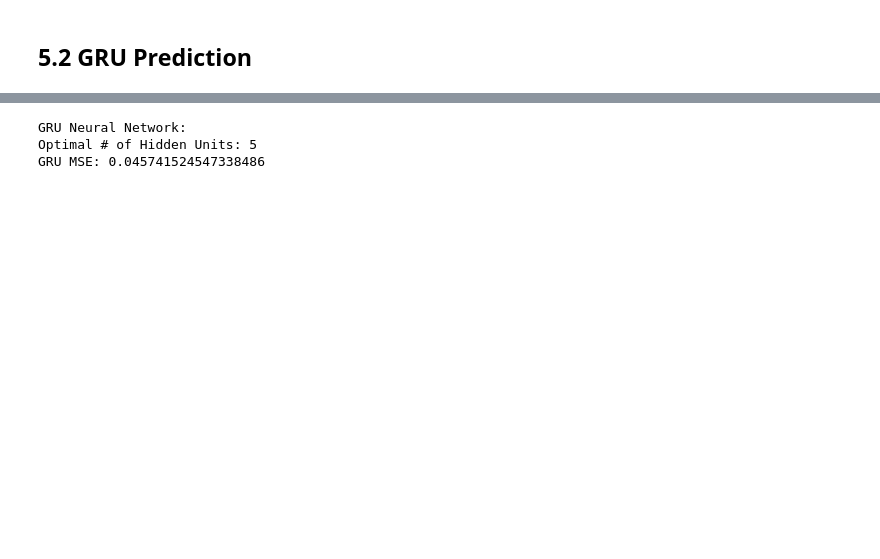
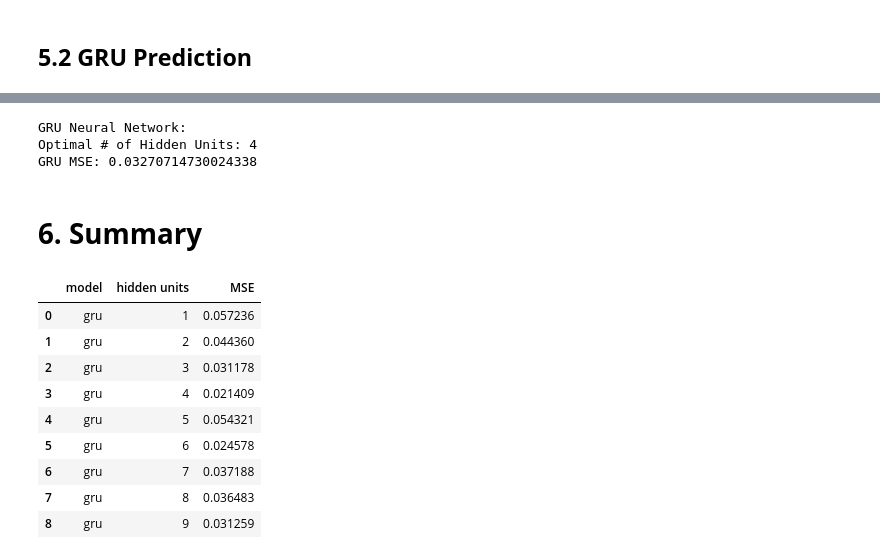
Before and after one commit to lameche99/Realized_Volatility_RNN, a Jupyter notebook: project.ipynb, the cells around one changed output, grey strips where cells are left out. Saved outputs shown, nothing was run; the diff lists cells and outputs as text; code cells hidden in the pictures; blank space fills up the shorter version.

```diff
--- a/project.ipynb
+++ b/project.ipynb
@@ -258,8 +543,8 @@ gru_mse = rnn_gru.evaluate(x_test, y_test)
 # %%
 print(f'GRU Neural Network: \n' +
-        f'Optimal # of Hidden Units: {lstm_units}\n' +
-            f'GRU MSE: {lstm_mse}')
+        f'Optimal # of Hidden Units: {gru_units}\n' +
+            f'GRU MSE: {gru_mse}')
 # %% [output]
 GRU Neural Network:
-Optimal # of Hidden Units: 5
-GRU MSE: 0.045741524547338486
+Optimal # of Hidden Units: 4
+GRU MSE: 0.03270714730024338
@@ -269,0 +551,2 @@ from sklearn.model_selection import GridSearchCV
+# %% [markdown]
+# **6. Summary**
@@ -269,0 +555,13 @@ from sklearn.model_selection import GridSearchCV
+# %%
+results_gru
+# %% [output]
+|  | model | hidden units | MSE |
+| 0 | gru | 1 | 0.057236 |
+| 1 | gru | 2 | 0.044360 |
+| 2 | gru | 3 | 0.031178 |
+| 3 | gru | 4 | 0.021409 |
+| 4 | gru | 5 | 0.054321 |
+| 5 | gru | 6 | 0.024578 |
+| 6 | gru | 7 | 0.037188 |
+| 7 | gru | 8 | 0.036483 |
+| 8 | gru | 9 | 0.031259 |
```
Also changed, not shown: parts of 19 cells of this notebook, 2 other files.
